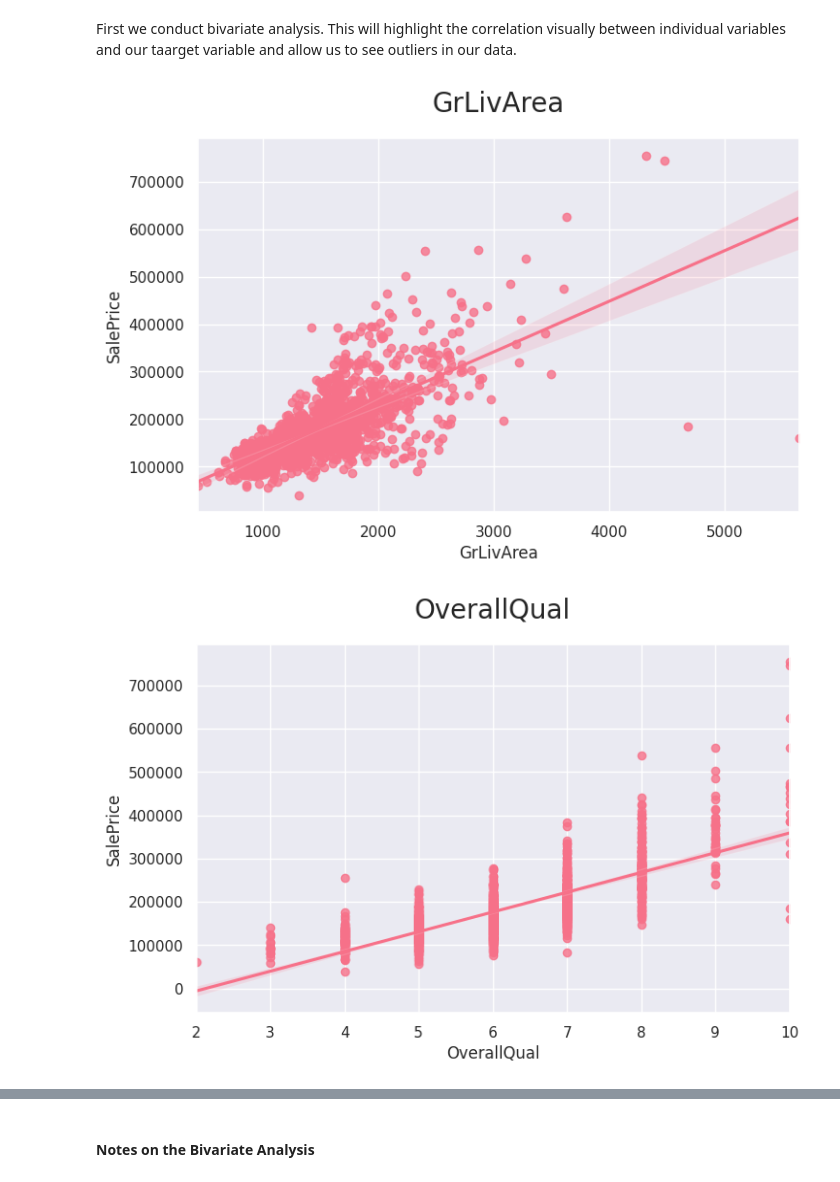
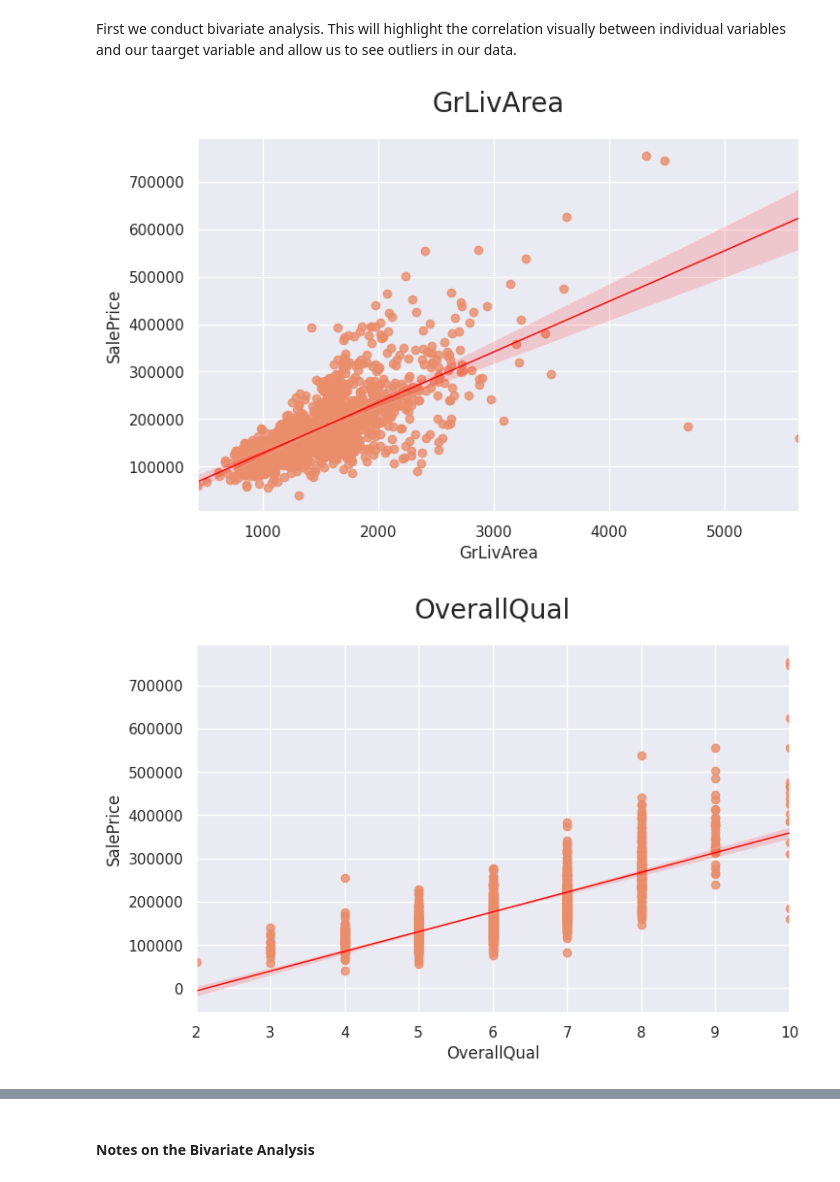
Before and after one commit to Code-Institute-Submissions/modonohoe-data-analytics-housing-project, a Jupyter notebook: jupyter_notebooks/02 - House Prices Study.ipynb, the cells around one changed output, grey strips where cells are left out. Saved outputs shown, nothing was run; the diff lists cells and outputs as text; code cells hidden in the pictures.

```diff
--- a/jupyter_notebooks/02 - House Prices Study.ipynb
+++ b/jupyter_notebooks/02 - House Prices Study.ipynb
@@ -212,20 +212,21 @@ First we conduct bivariate analysis. This will highlight the correlation visuall
 # %%
 import matplotlib.pyplot as plt
 import seaborn as sns
-sns.set_theme(context='notebook', style='darkgrid', palette='husl')
+sns.set_theme(context='notebook', style='darkgrid', palette='flare')
 
 
 def plot_numerical(df, col, target_var):
     plt.figure(figsize=(8, 5))
-    sns.regplot(data=df, x=col, y=target_var)
+    # We will change the color of the regression line to red to make it stand out and thinner than auto
+    sns.regplot(data=df, x=col, y=target_var, line_kws={"color": "red", "linewidth": 1})
     plt.title(f"{col}", fontsize=20, y=1.05)
     plt.show()
 
 
 target_var = 'SalePrice'
 for col in vars_to_study:
         plot_numerical(df_eda, col, target_var)
         print("\n")
 # %% [output]
-[figure, old version]
+[figure, new version]
-[figure, old version]
+[figure, new version]
```
Also changed, not shown: parts of 8 cells of this notebook, 1 other file.
